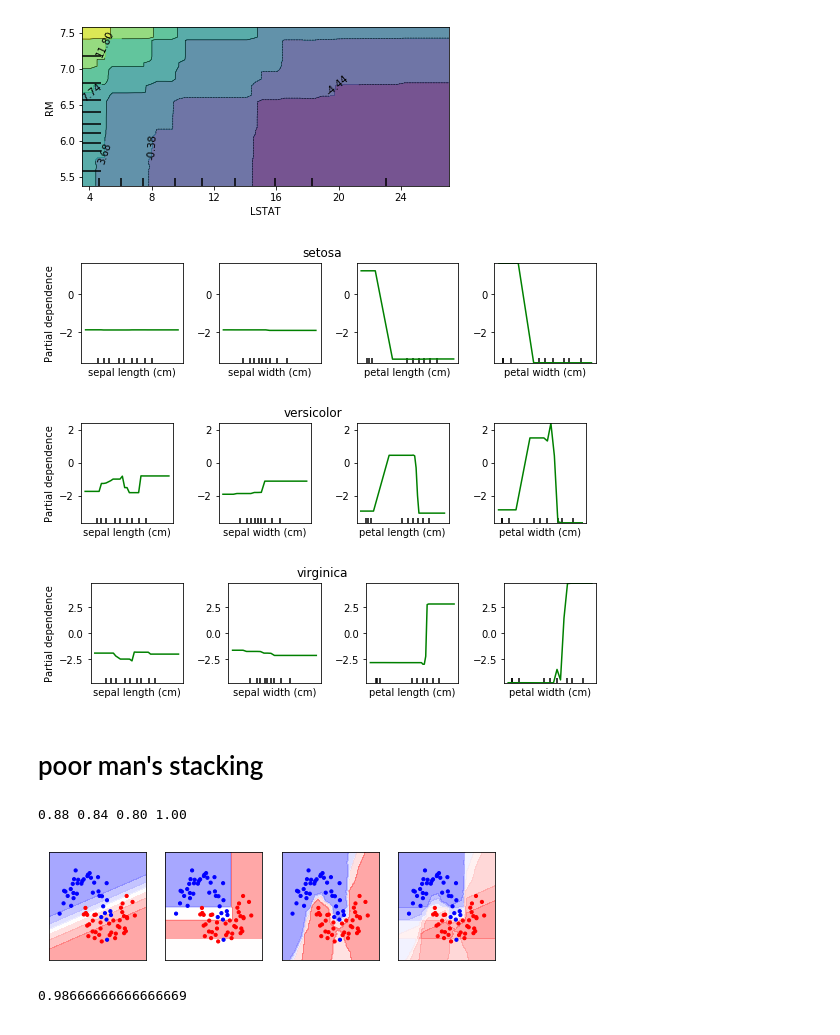
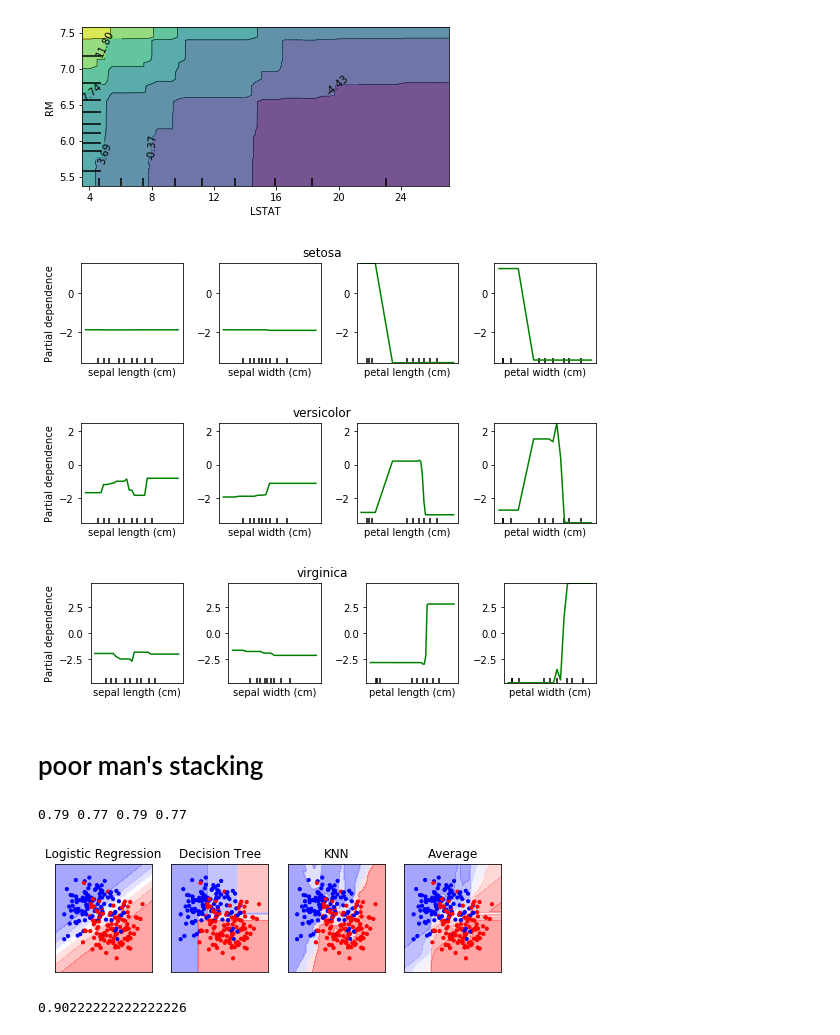
Before and after one commit to amueller/COMS4995-s18, a Jupyter notebook: slides/aml-11-022118-gradient-boosting-calibration/aml-11-gradient-boosting-stacking.ipynb, the cells around one changed output. Cells and saved outputs as stored; diff of their text form; code cells hidden in the pictures.

Commit message:
calibration & stacking polish, better figures

```diff
--- a/slides/aml-11-022118-gradient-boosting-calibration/aml-11-gradient-boosting-stacking.ipynb
+++ b/slides/aml-11-022118-gradient-boosting-calibration/aml-11-gradient-boosting-stacking.ipynb
@@ -2,7 +2,7 @@
 import numpy as np
 import matplotlib.pyplot as plt
 % matplotlib inline
-plt.rcParams["figure.dpi"] = 300
+plt.rcParams["savefig.dpi"] = 300
 plt.rcParams["savefig.bbox"] = "tight"
 
 np.set_printoptions(precision=3)
@@ -154,8 +154,8 @@ for i in range(3):
 
     plt.tight_layout()
 # %% [output]
-[figure, old version]
+[figure, new version]
-[figure, old version]
+[figure, new version]
 [figure]
 # %% [markdown]
 # poor man's stacking
@@ -165,43 +165,35 @@ from sklearn.linear_model import LogisticRegression
 from sklearn.neighbors import KNeighborsClassifier
 from sklearn.tree import DecisionTreeClassifier
 
-X, y = make_moons(noise=.2, random_state=18)
+X, y = make_moons(noise=.4, random_state=192, n_samples=300)
 X_train, X_test, y_train, y_test = train_test_split(X, y, stratify=y, random_state=0)
 
 voting = VotingClassifier([('logreg', LogisticRegression(C=100)),
                            ('tree', DecisionTreeClassifier(max_depth=3, random_state=0)),
                            ('knn', KNeighborsClassifier(n_neighbors=3))
                           ],
-                         voting='soft')
+                         voting='soft', flatten_transform=True)
 voting.fit(X_train, y_train)
 lr, tree, knn = voting.estimators_
 print(("{:.2f} " * 4).format(voting.score(X_test, y_test),
                              lr.score(X_test, y_test), tree.score(X_test, y_test),
                              knn.score(X_test, y_test)))
 # %% [output]
-0.88 0.84 0.80 1.00
+0.79 0.77 0.79 0.77
 # %%
 x_lin = np.linspace(X_train[:, 0].min() - .5, X_train[:, 0].max() + .5, 100)
 y_lin = np.linspace(X_train[:, 1].min() - .5, X_train[:, 1].max() + .5, 100)
 x_grid, y_grid = np.meshgrid(x_lin, y_lin)
 X_grid = np.c_[x_grid.ravel(), y_grid.ravel()]
 # transform produces individual probabilities
-lr_probs, tree_probs, knn_probs =  voting.transform(X_grid)
+_, lr_probs, _, tree_probs, _, knn_probs = voting.transform(X_grid).T
 # %%
 fig, axes = plt.subplots(1, 4, subplot_kw={'xticks': (()), 'yticks': (())}, figsize=(8, 2))
-for prob, ax in zip([lr_probs, tree_probs, knn_probs, lr_probs + tree_probs + knn_probs], axes.ravel()):
-    ax.contourf(x_grid, y_grid, prob[:, 1].reshape(x_grid.shape), alpha=.4, cmap='bwr')
+titles = ['Logistic Regression', 'Decision Tree', 'KNN', 'Average']
+for prob, title, ax in zip([lr_probs, tree_probs, knn_probs, lr_probs + tree_probs + knn_probs], titles, axes.ravel()):
+    ax.set_title(title)
+    ax.contourf(x_grid, y_grid, prob.reshape(x_grid.shape), alpha=.4, cmap='bwr')
     ax.scatter(X_train[:, 0], X_train[:, 1], c=y_train, cmap='bwr', s=10)
+plt.savefig("images/average_voting.png")
 # %% [output]
-[figure, old version]
+[figure, new version]
-# %%
-from sklearn.preprocessing import FunctionTransformer
-# we need to reshape the result from votingclassifier.transform because
-# of some annoyance in sklearn. We then keep only the probabilities of the positive classes!
-reshaper = FunctionTransformer(lambda X_: np.rollaxis(X_, 1).reshape(-1, 6)[:, 1::2], validate=False)
-stacking = make_pipeline(voting, reshaper,
-                         LogisticRegression(C=100))
-stacking.fit(X_train, y_train)
-stacking.score(X_train, y_train)
-# %% [output]
-0.98666666666666669
@@ -208,3 +202,10 @@ stacking.score(X_train, y_train)
+# %%
+# dropping the negative class probabilities
+stacking = make_pipeline(voting, FunctionTransformer(lambda X: X[:, 1::2]), LogisticRegression())
+stacking.fit(X_train, y_train)
+stacking.score(X_train, y_train)
+# %% [output]
+0.90222222222222226
 # %%
 stacking.score(X_test, y_test)
 # %% [output]
```
Also changed, not shown: parts of 17 cells of this notebook, 5 other files.
